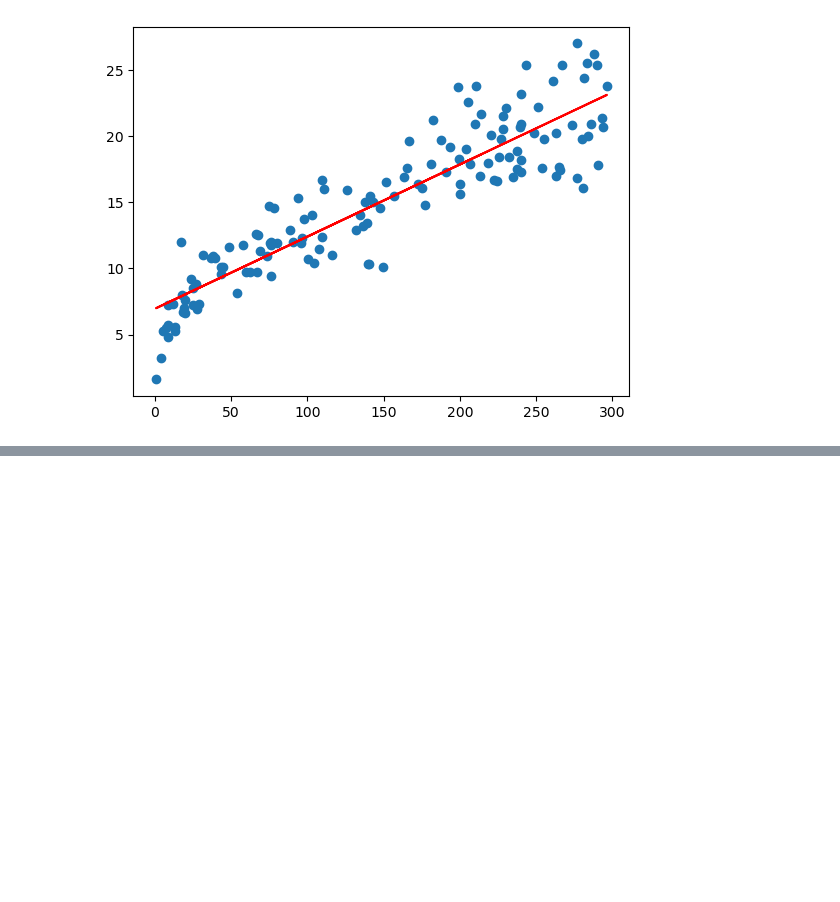
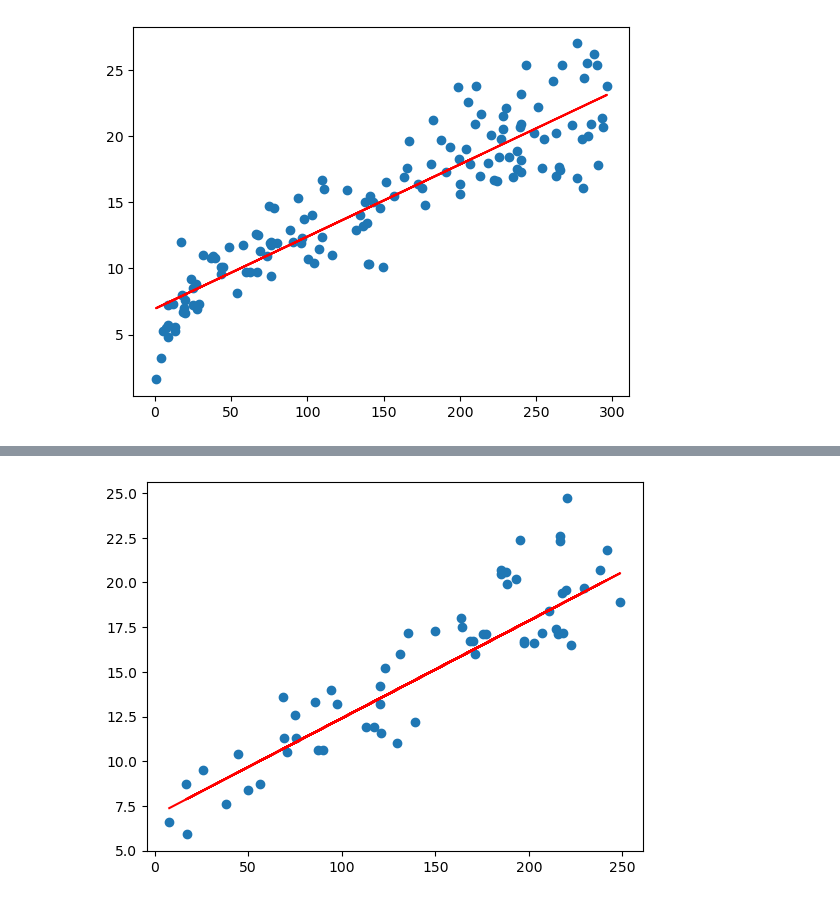
Before and after one commit to venkatpselvam1/DataScienceML, a Jupyter notebook: LinearRegression/01_SimpleLinearRegression/SimpleLinearRegWithAdvertising.ipynb, the cells around one changed output, grey strips where cells are left out. Cells and saved outputs as stored; diff of their text form; code cells hidden in the pictures; blank space fills up the shorter version.

```diff
--- a/LinearRegression/01_SimpleLinearRegression/SimpleLinearRegWithAdvertising.ipynb
+++ b/LinearRegression/01_SimpleLinearRegression/SimpleLinearRegWithAdvertising.ipynb
@@ -129,0 +145,9 @@ plt.show()
+# %%
+y_test_pred = lr_model.predict(sm.add_constant(X_test))
+res_test = y_test - y_test_pred
+# %%
+plt.scatter(X_test, y_test)
+plt.plot(X_test, y_test_pred, 'r')
+plt.show()
+# %% [output]
+[figure, added]
```
Also changed, not shown: parts of 9 cells of this notebook.
